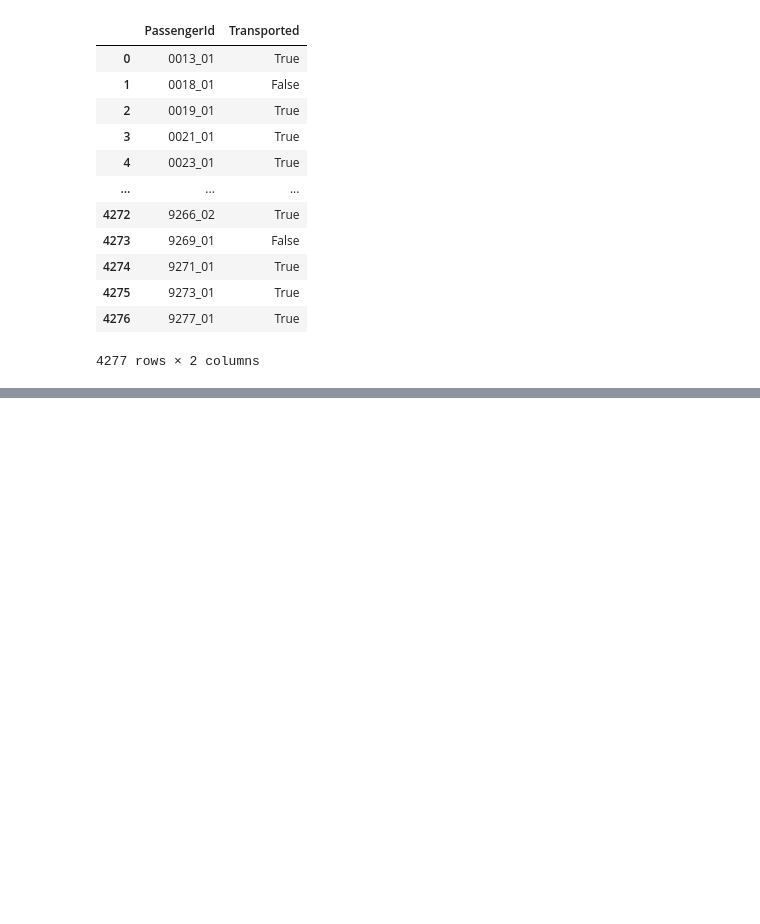
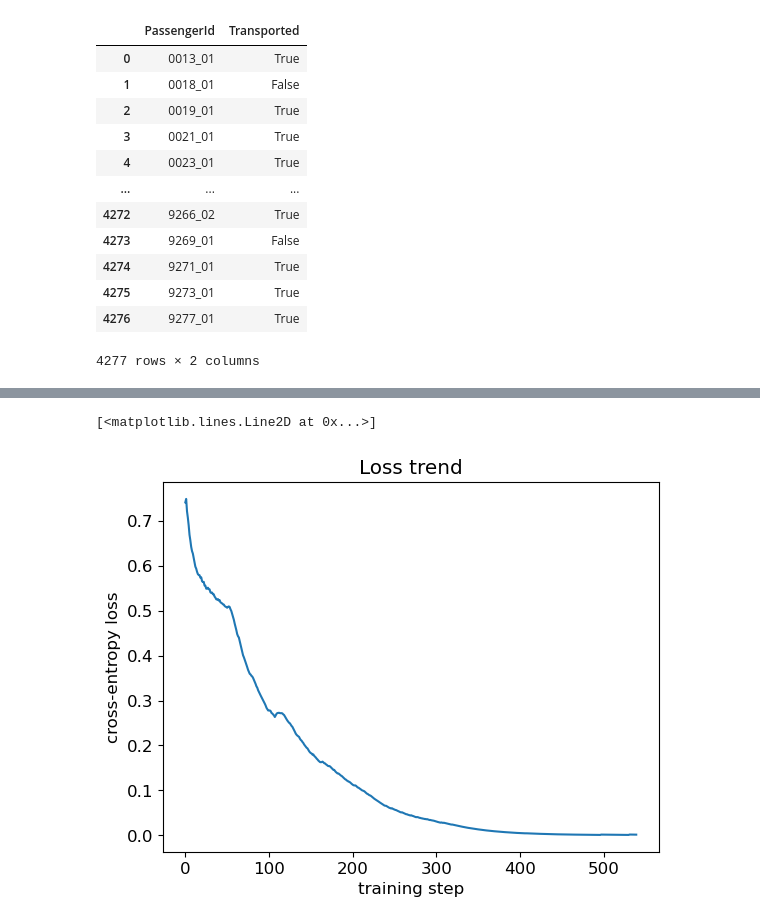
Before and after one commit to peterbull/spaceship-titanic, a Jupyter notebook: spaceship-titanic-fastai.ipynb, the cells around one changed output, grey strips where cells are left out. Drawn from its saved outputs; the diff is of its cells as text; code cells hidden in the pictures; blank space fills up the shorter version.

```diff
--- a/spaceship-titanic-fastai.ipynb
+++ b/spaceship-titanic-fastai.ipynb
@@ -946,0 +979,8 @@ sub_df.to_csv('submission.csv', index=False)
+# %%
+plt.title("Loss trend")
+plt.xlabel("training step")
+plt.ylabel("cross-entropy loss")
+plt.plot(range(len(learn.recorder.losses)),learn.recorder.losses)
+# %% [output]
+[<matplotlib.lines.Line2D at 0x...>]
+[figure, added]
```
Also changed, not shown: parts of 7 cells of this notebook.
